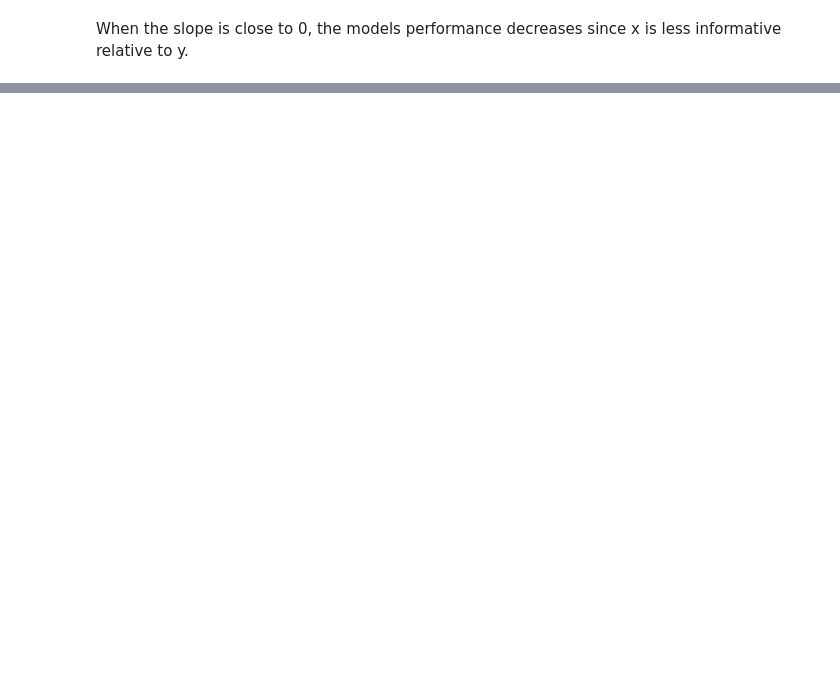
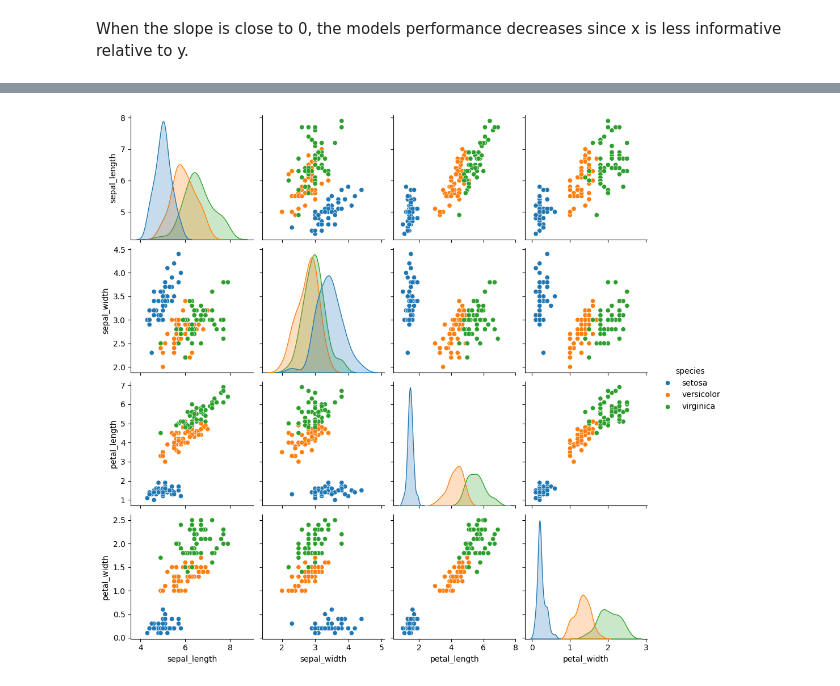
Before and after one commit to Gusmeira/PyTorch-Courses, a Jupyter notebook: C_ann.ipynb, the cells around one changed output, grey strips where cells are left out. Cells and saved outputs as stored; diff of their text form; code cells hidden in the pictures; blank space fills up the shorter version.

```diff
--- a/C_ann.ipynb
+++ b/C_ann.ipynb
@@ -300,0 +385,10 @@ ___
+# %%
+iris = sns.load_dataset('iris')
+sns.pairplot(iris, hue='species');
+
+data = torch.tensor(iris[iris.columns[0:4]].values).float()
+labels = torch.zeros(len(data), dtype=torch.long)
+labels[iris['species'] == 'versicolor'] = 1
+labels[iris['species'] == 'virginica'] = 2
+# %% [output]
+[figure, added]
```
Also changed, not shown: parts of 34 cells of this notebook.
